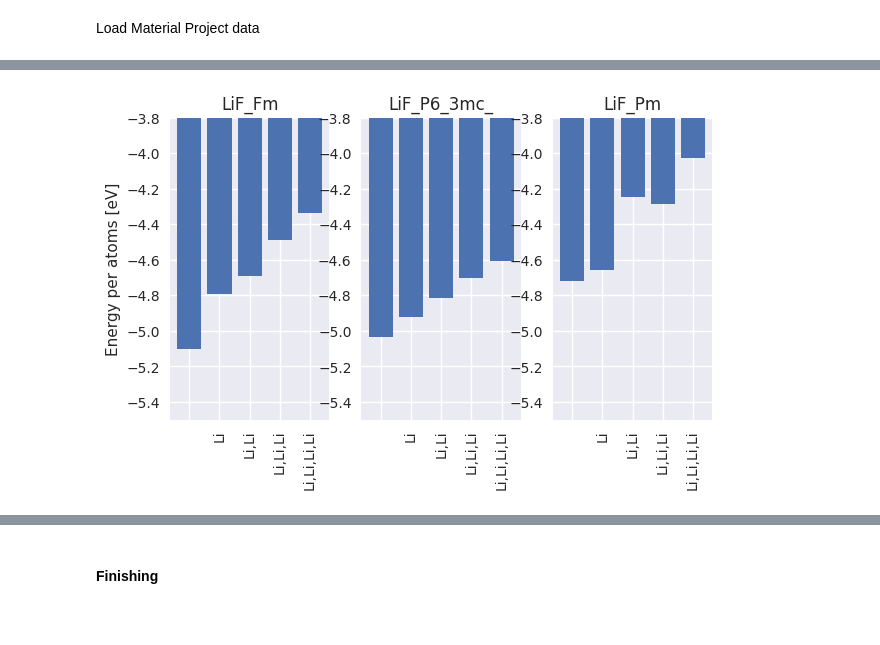
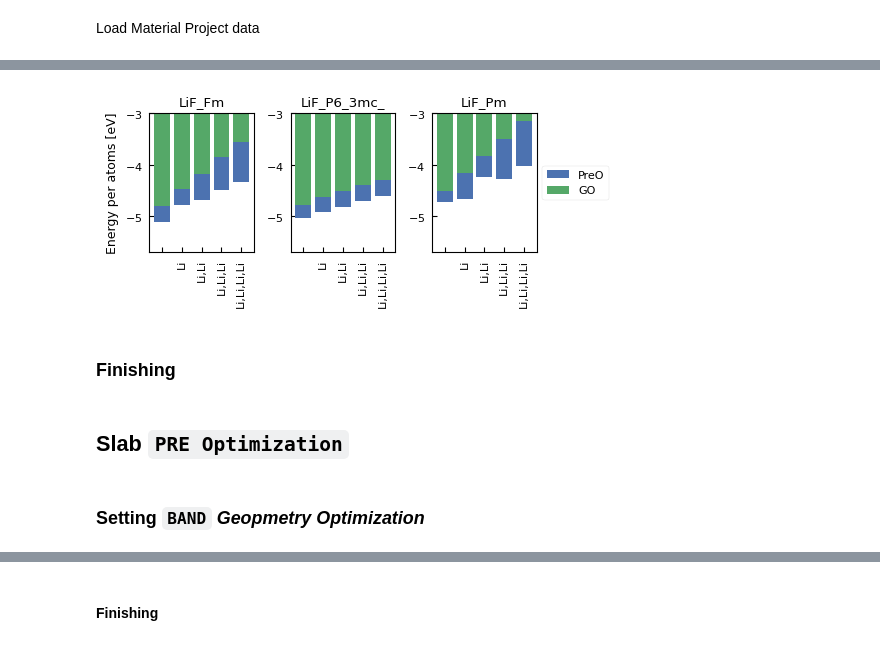
Before and after one commit to paolodeangelis/Enhancing_ReaxFF, a Jupyter notebook: JNB2-Simulations.ipynb, the cells around one changed output, grey strips where cells are left out. Drawn from its saved outputs; the diff is of its cells as text; code cells hidden in the pictures; blank space fills up the shorter version.

```diff
--- a/JNB2-Simulations.ipynb
+++ b/JNB2-Simulations.ipynb
@@ -1777,7 +1779,7 @@ Define jobs
 jobs = []
 for name, system_obj in systems:
     sim_name = f"{TASK}-{name}"
-    job = scm.AMSJob(molecule=system_obj, settings=settings, name=sim_name)
+    job = scm.AMSJob(molecule=system_obj, settings=settings_5_PreO, name=sim_name)
     job.settings.runscript.pre = """module use --append /work/pr1u1751/pr1u1751/shared/modules
 module load ams/2022.102"""
     jobs.append(job)
@@ -1888,7 +1828,7 @@ make_dir(conf_dir)
 
 for job_dir in glob.glob(os.path.join(dir_jobs, "*")):
     sim_name = job_dir.split(os.sep)[-1]
-    job = scm.AMSJob.load_external(job_dir, settings=settings)
+    job = scm.AMSJob.load_external(job_dir, settings=settings_5_PreO)
     # check
     if not job.check():
         print(f"Simulation {job_dir} FAILED")
@@ -1896,5 +1836,5 @@ for job_dir in glob.glob(os.path.join(dir_jobs, "*")):
     name = sim_name[3:]
     mol = job.results.get_input_molecule()
     # print(os.path.join(conf_dir, f'{name}.cif'))
-    mol = SCMtoASE(mol)
+    mol = toASE(mol)
     mol.write(os.path.join(conf_dir, f"{name}.cif"), format="cif")
@@ -1933,0 +2048,17 @@ results_df.head()
+# %%
+for job_dir in glob.glob(os.path.join(dir_jobs, "*")):
+    sim_name = job_dir.split(os.sep)[-1]
+    job = scm.AMSJob.load_external(job_dir, settings=settings_5_GO)
+    # check
+    if not job.check():
+        print(f"Simulation {job_dir} FAILED")
+        continue
+    job_result = job.results
+    energy = scm.Units.convert(job_result.get_energy(), "au", "eV")
+    results_df.loc[sim_name[3:] + ".cif", "scm_energy"] = energy
+    Na = len(job_result.get_molecule("Molecule").atoms)
+    energy_per_atom = energy / Na
+    results_df.loc[sim_name[3:] + ".cif", "scm_energy_per_atom"] = energy_per_atom
+    results_df.loc[sim_name[3:] + ".cif", "system_id"] = int(sim_name.split("-")[2])
+
+results_df.to_json(os.path.join(RUN_DIR, f"results.json"))
@@ -1934,28 +2074,29 @@ results_df.head()
 # %%
-fig = plt.figure(figsize=[7, 4], dpi=100)
+fig = plt.figure(figsize=[5, 1.8], dpi=100)
 
 with plt.style.context("./articles_seaborn.mplstyle"):
     ax = {}
     system_id = results_df["system_id"].unique()
-    spec = gridspec.GridSpec(ncols=len(system_id), nrows=1, figure=fig)
-    for i, sim_id in enumerate(results_df["system_id"].unique()):
+    system_id = [id for id in system_id if id == id]
+    spec = fig.add_gridspec(1, len(system_id), wspace=0.35)
+    for i, sim_id in enumerate(system_id):
         ax[i] = fig.add_subplot(spec[i])
         idx = np.arange(len(results_df.index))
         sub_df = results_df.loc[results_df["system_id"] == sim_id]
         xticks = np.arange(len(sub_df))
         name = sub_df.index[0].split("-")[2]
-        ax[i].bar(xticks, sub_df["scm_PO_energy_per_atom"], label=name)
-        ax[i].set_ylim([-5.5, -3.8])
+        ax[i].bar(xticks, sub_df["scm_PO_energy_per_atom"], label="PreO")
+        ax[i].bar(xticks, sub_df["scm_energy_per_atom"], label="GO")
+        ax[i].set_ylim([-5.7, -3])
         ax[i].set_xticks(xticks)
         xticks_labels = [",".join(sites) for sites in sub_df["interstitial_element"]]
         ax[i].set_xticklabels(xticks_labels, rotation=90, ha="center")
         ax[i].set_title(name)
-        # ax[i].set_xticks(idx)
-        # ax[i].set_xticklabels(results_df.index, rotation=25, ha='right')
-    #     ax[i].set_ylim([-5, -3.8])
-    # ax[len(strain_strs)-1].legend(loc='center left', bbox_to_anchor=(1., 0.5))
+    ax[len(system_id) - 1].legend(loc="center left", bbox_to_anchor=(1.0, 0.5))
     ax[0].set_ylabel("Energy per atoms [eV]")
 plt.show()
-fig.savefig(os.path.join("plots", f"5-{CHEM_FORMULA}_interstitial_PO.pdf"), dpi=300, bbox_inches="tight")
+fig.savefig(os.path.join("plots", f"5-{CHEM_FORMULA}_{TASK}_sim_energy.pdf"), dpi=300, bbox_inches="tight")
 # %% [output]
-[figure, old version]
+[figure, new version]
+# %% [markdown]
+### Finishing
@@ -1961,0 +2105,2 @@ fig.savefig(os.path.join("plots", f"5-{CHEM_FORMULA}_interstitial_PO.pdf"), dpi=
+# %% [markdown]
+## Slab `PRE Optimization`
@@ -1961,0 +2111,2 @@ fig.savefig(os.path.join("plots", f"5-{CHEM_FORMULA}_interstitial_PO.pdf"), dpi=
+# %% [markdown]
+### Setting `BAND` *Geopmetry Optimization*
```
Also changed, not shown: parts of 397 cells of this notebook, 6 other files.
